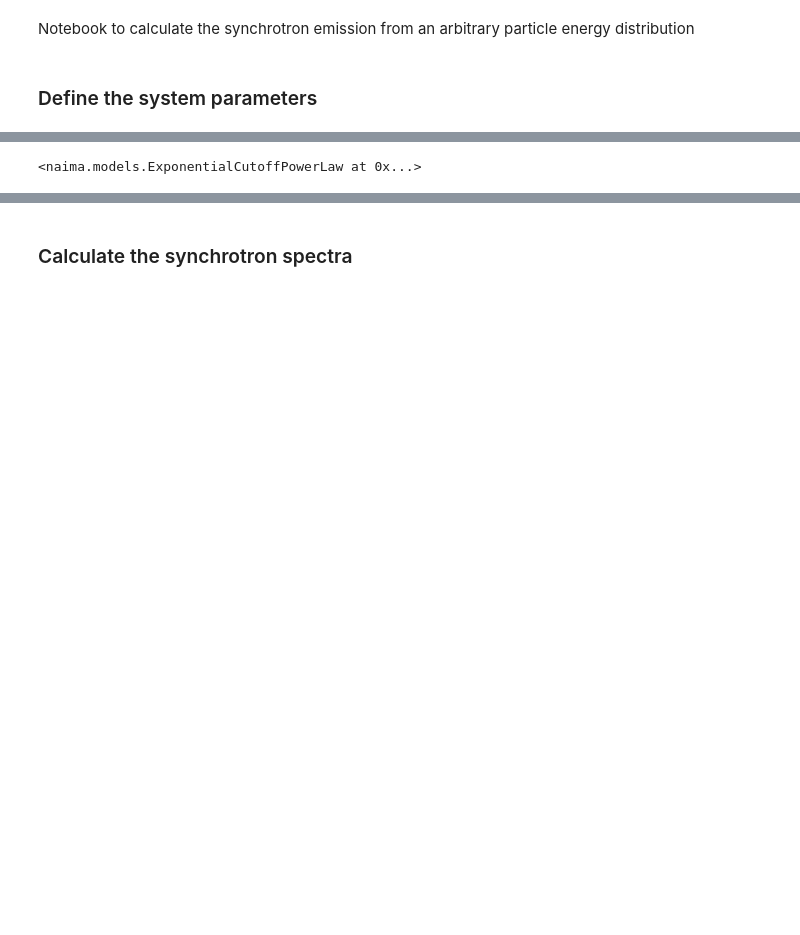
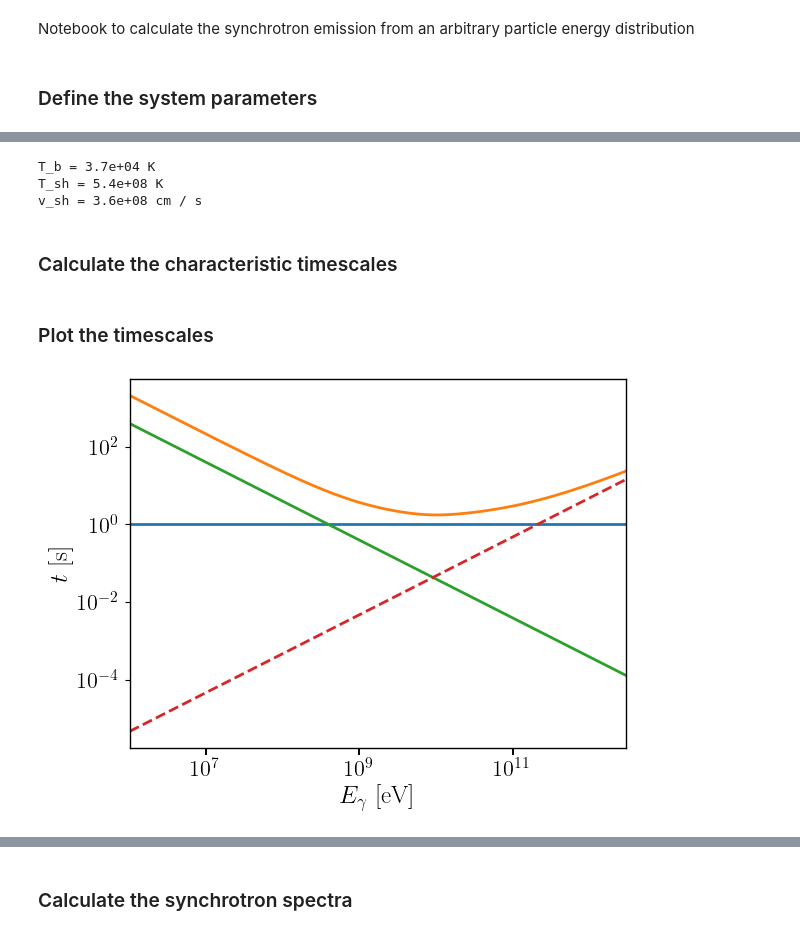
Before and after one commit to Outflows-Legacy-Accretion-Surveys/Magnetic_CVs, a Jupyter notebook: src/test_synchrotron_SED.ipynb, the cells around one changed output, grey strips where cells are left out. Drawn from its saved outputs; the diff is of its cells as text; code cells hidden in the pictures; blank space fills up the shorter version.

```diff
--- a/src/test_synchrotron_SED.ipynb
+++ b/src/test_synchrotron_SED.ipynb
@@ -56,9 +43,32 @@ t_ff = free_fall_time(R_WD, M_WD)
-# %%
-# Parameters
-amplitude = (L_acc * t_ff / u.erg) / u.eV   # --> NEED SOMETHING REALISTIC HERE
-alpha = 2.0
-e_cutoff = 1e11 * u.eV
-ECPL = ExponentialCutoffPowerLaw(amplitude, 10*u.TeV, alpha, e_cutoff)
-ECPL
-# %% [output]
-<naima.models.ExponentialCutoffPowerLaw at 0x...>
+# %%
+# Parameters of the WD
+M_WD = 1.0 * u.M_sun
+T_WD = 1e5 * u.K
+R_WD = 1e9 * u.cm # 0.015 * R_sun
+B = 1e3 * u.G
+
+# Parameters of the system
+dist = 1 * u.kpc
+#eta_Edd = 0.01                                                        # Eddington ratio, L_acc/L_edd
+#L_acc = eta_Edd * 1.3e38 * (M_WD/M_sun) * u.erg / u.s                 # Accreted luminosity
+Mdot_16 = 1.0                                                          # mass accretion rate in units of 1e16 g/s
+L_acc = 1.3e33 * Mdot_16 * (M_WD/M_sun) * (1e9*u.cm/R_WD) * u.erg/u.s  # Accreted luminosity (Eq. 1.6 from FKR)
+eta_NT = 0.01
+L_inj = eta_NT * L_acc                                                 # Injected power in relativistic electrons
+
+
+# Other derived parameters
+v_sh = np.sqrt(G*M_WD/R_WD) .cgs
+t_ff = free_fall_time(R_WD, M_WD)                                      # free-fall time
+T_b = np.power( L_acc / (4 * np.pi * R_WD**2 * sigma_sb) , 0.25) .cgs  # blackbody temperature (Eq. 1.10 from FKR)
+T_sh = ( G * M_WD * m_p / (3 * k_B * R_WD) ).cgs                       # temperature in the surface shock (Eq. 1.11 from FKR)
+
+print(f'T_b = {T_b.value:.1e} {T_b.unit}')
+print(f'T_sh = {T_sh.value:.1e} {T_sh.unit}')
+print(f'v_sh = {v_sh.value:.1e} {v_sh.unit}')
+# %% [output]
+T_b = 3.7e+04 K
+T_sh = 5.4e+08 K
+v_sh = 3.6e+08 cm / s
+# %% [markdown]
+### Calculate the characteristic timescales
@@ -64,0 +105,24 @@ ECPL
+# %% [markdown]
+### Plot the timescales
+# %%
+fig, ax = plt.subplots()
+
+# Set labels
+plt.title('')
+plt.setp(ax, xlabel=r"$E_\gamma$ [eV]")
+plt.setp(ax, ylabel=r"$t$ [s]")
+
+plt.xlim(Ee_min.to("eV").value, Ee_max.to("eV").value)
+#ymin, ymax = 1e33, 1e38 # For luminosities
+#plt.ylim(ymin, ymax)
+
+plt.plot(Ee, t_br, ls='-', linewidth=2, label='br', zorder=1)
+plt.plot(Ee, t_ic, ls='-', linewidth=2, label='IC', zorder=1)
+plt.plot(Ee, t_sy, ls='-', linewidth=2, label='sy', zorder=1)
+plt.plot(Ee, t_ac, ls='--', linewidth=2, label='acc', zorder=1)
+
+ax.loglog()
+
+plt.show()
+# %% [output]
+[figure, added]
```
Also changed, not shown: parts of 8 cells of this notebook, 1 other file.
